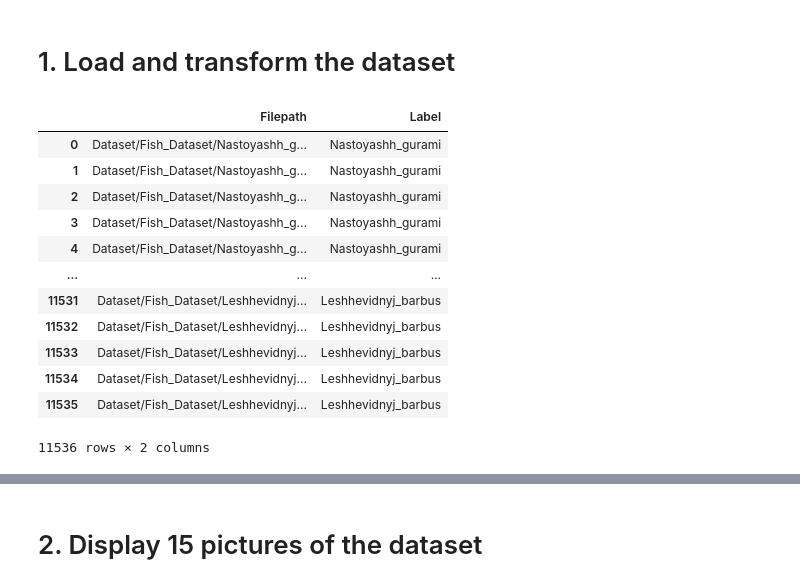
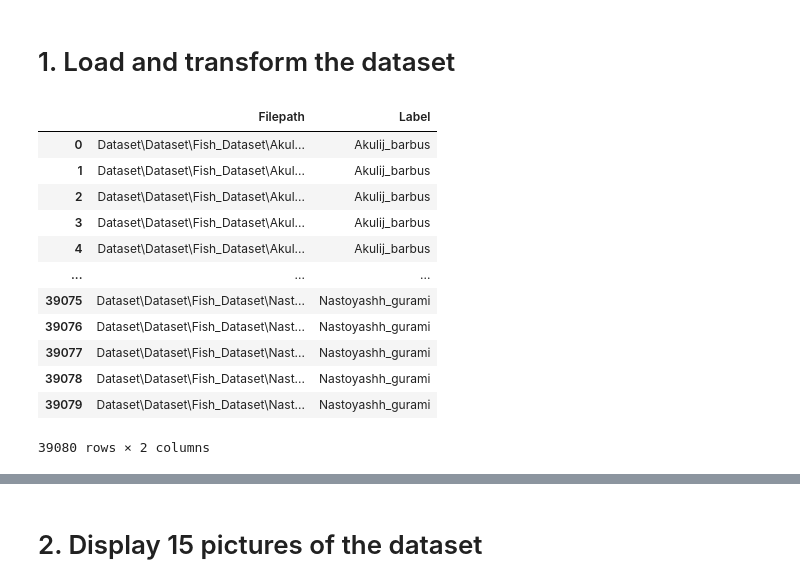
Before and after one commit to BeaverNotACat/FishHunt-Backend, a Jupyter notebook: create_model.ipynb, the cells around one changed output, grey strips where cells are left out. Saved outputs shown, nothing was run; the diff lists cells and outputs as text; code cells hidden in the pictures.

```diff
--- a/create_model.ipynb
+++ b/create_model.ipynb
@@ -95,33 +150,33 @@ import matplotlib.cm as cm
 from sklearn.model_selection import train_test_split
 import tensorflow as tf
 # %%
-image_dir = Path('Dataset/')
+image_dir = Path('Dataset/Dataset/')
 
 # Get filepaths and labels
-filepaths = list(image_dir.glob(r'**/*.jpg'))
+filepaths = list(image_dir.glob(r'**/*.jfif'))
 labels = list(map(lambda x: os.path.split(os.path.split(x)[0])[1], filepaths))
 
 filepaths = pd.Series(filepaths, name='Filepath').astype(str)
 labels = pd.Series(labels, name='Label')
 
 # Concatenate filepaths and labels
 image_df = pd.concat([filepaths, labels], axis=1)
 
 image_df
 # %% [output]
 |  | Filepath | Label |
-| 0 | Dataset/Fish_Dataset/Nastoyashh_g... | Nastoyashh_gurami |
-| 1 | Dataset/Fish_Dataset/Nastoyashh_g... | Nastoyashh_gurami |
-| 2 | Dataset/Fish_Dataset/Nastoyashh_g... | Nastoyashh_gurami |
-| 3 | Dataset/Fish_Dataset/Nastoyashh_g... | Nastoyashh_gurami |
-| 4 | Dataset/Fish_Dataset/Nastoyashh_g... | Nastoyashh_gurami |
+| 0 | Dataset\Dataset\Fish_Dataset\Akul... | Akulij_barbus |
+| 1 | Dataset\Dataset\Fish_Dataset\Akul... | Akulij_barbus |
+| 2 | Dataset\Dataset\Fish_Dataset\Akul... | Akulij_barbus |
+| 3 | Dataset\Dataset\Fish_Dataset\Akul... | Akulij_barbus |
+| 4 | Dataset\Dataset\Fish_Dataset\Akul... | Akulij_barbus |
 | ... | ... | ... |
-| 11531 | Dataset/Fish_Dataset/Leshhevidnyj... | Leshhevidnyj_barbus |
-| 11532 | Dataset/Fish_Dataset/Leshhevidnyj... | Leshhevidnyj_barbus |
-| 11533 | Dataset/Fish_Dataset/Leshhevidnyj... | Leshhevidnyj_barbus |
-| 11534 | Dataset/Fish_Dataset/Leshhevidnyj... | Leshhevidnyj_barbus |
-| 11535 | Dataset/Fish_Dataset/Leshhevidnyj... | Leshhevidnyj_barbus |
+| 39075 | Dataset\Dataset\Fish_Dataset\Nast... | Nastoyashh_gurami |
+| 39076 | Dataset\Dataset\Fish_Dataset\Nast... | Nastoyashh_gurami |
+| 39077 | Dataset\Dataset\Fish_Dataset\Nast... | Nastoyashh_gurami |
+| 39078 | Dataset\Dataset\Fish_Dataset\Nast... | Nastoyashh_gurami |
+| 39079 | Dataset\Dataset\Fish_Dataset\Nast... | Nastoyashh_gurami |
-11536 rows × 2 columns
+39080 rows × 2 columns
 # %%
 # Drop GT images
 image_df = image_df[image_df['Label'].apply(lambda x: x[-2:] != 'GT')]
```
Also changed, not shown: parts of 17 cells of this notebook, 19 other files.
